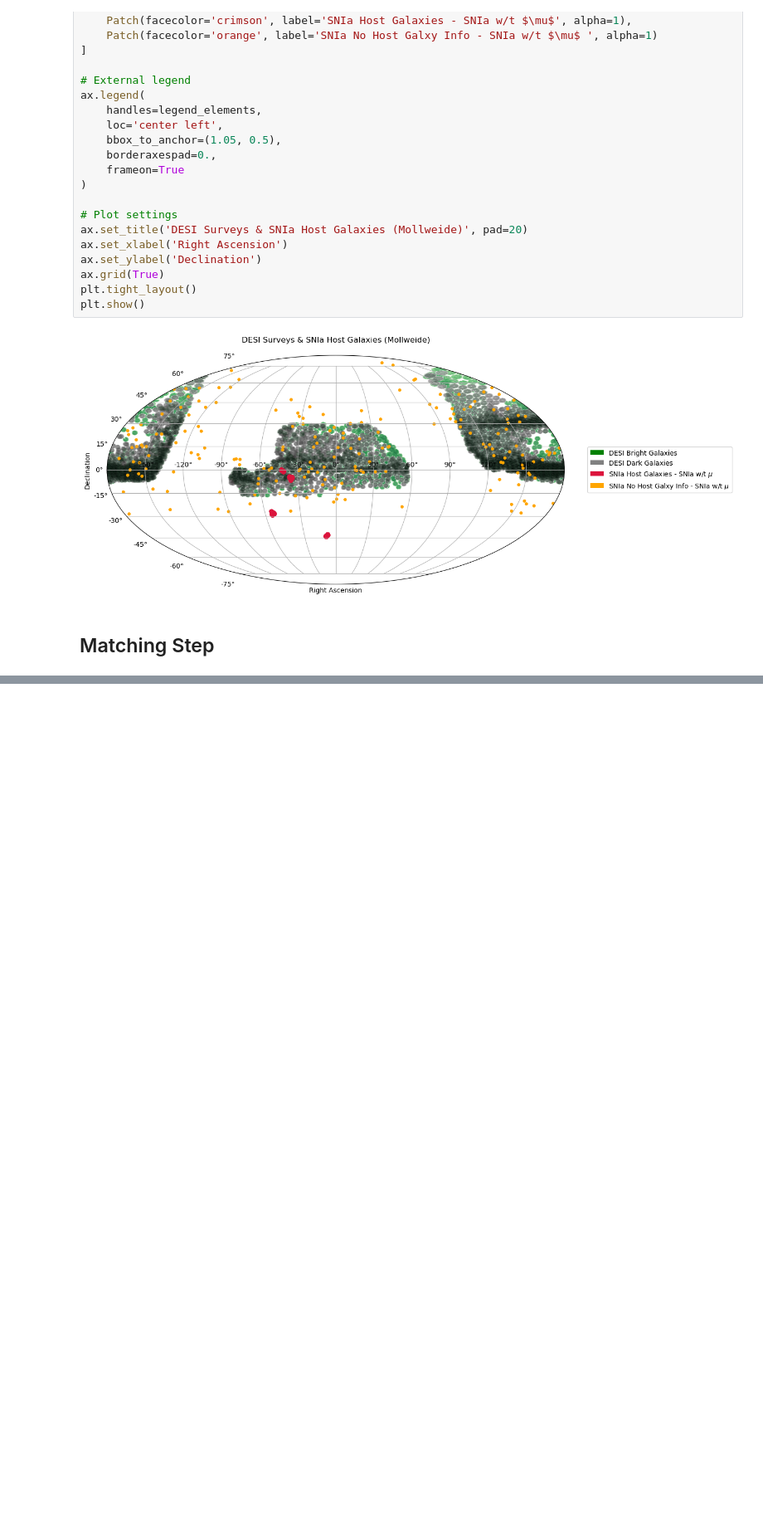
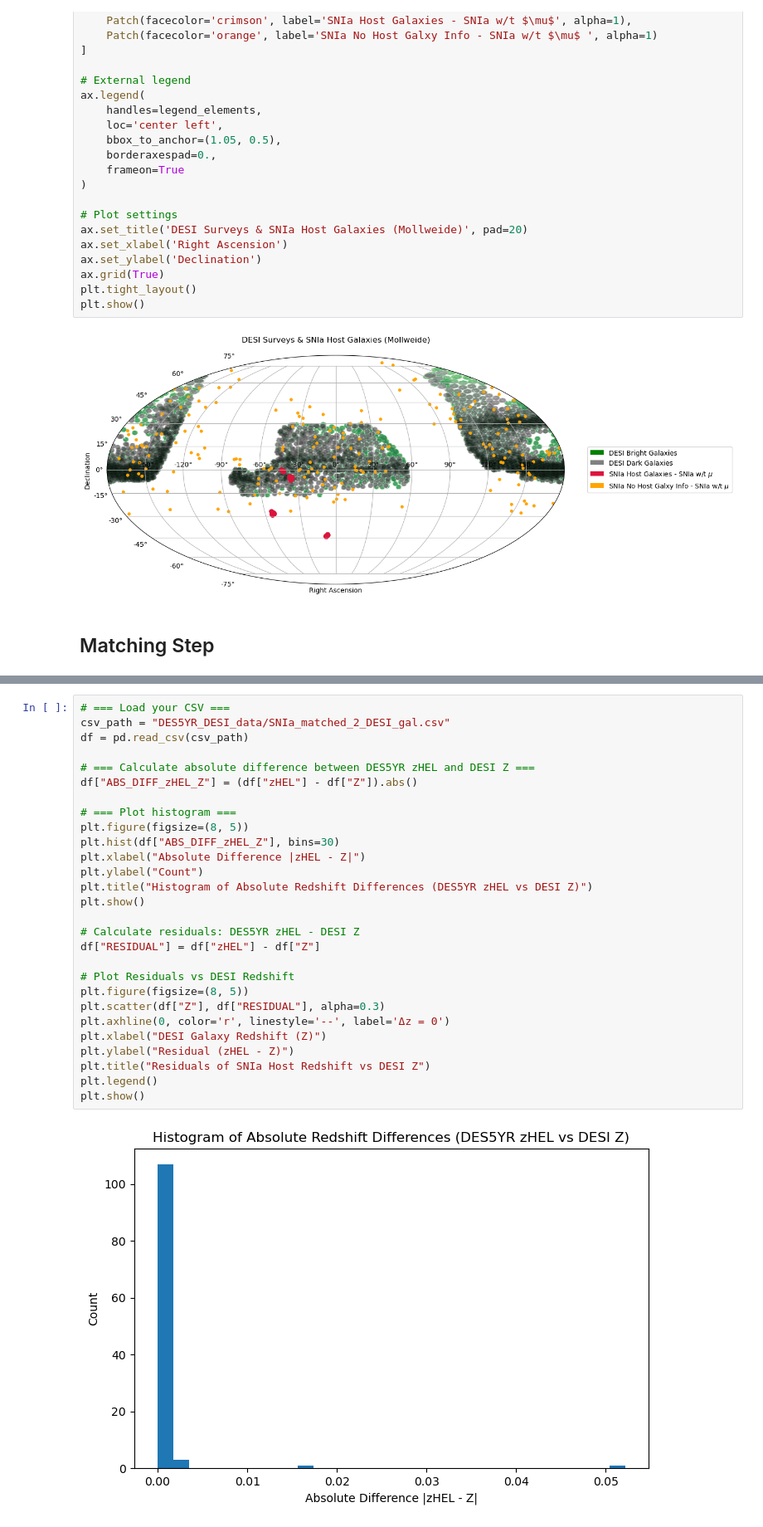
Before and after one commit to chernya4/first_paper, a Jupyter notebook: DES5YR_DESI_deliverable.ipynb, the cells around one changed output, grey strips where cells are left out. Shown at 83% size. Saved outputs shown, nothing was run; the diff lists cells and outputs as text; blank space fills up the shorter version.

```diff
--- a/DES5YR_DESI_deliverable.ipynb
+++ b/DES5YR_DESI_deliverable.ipynb
@@ -381,0 +415,30 @@ print(f"✅ Matched {len(matched)} SN-host pairs within 1 arcsec.")
+# %%
+# === Load your CSV ===
+csv_path = "DES5YR_DESI_data/SNIa_matched_2_DESI_gal.csv"
+df = pd.read_csv(csv_path)
+
+# === Calculate absolute difference between DES5YR zHEL and DESI Z ===
+df["ABS_DIFF_zHEL_Z"] = (df["zHEL"] - df["Z"]).abs()
+
+# === Plot histogram ===
+plt.figure(figsize=(8, 5))
+plt.hist(df["ABS_DIFF_zHEL_Z"], bins=30)
+plt.xlabel("Absolute Difference |zHEL - Z|")
+plt.ylabel("Count")
+plt.title("Histogram of Absolute Redshift Differences (DES5YR zHEL vs DESI Z)")
+plt.show()
+
+# Calculate residuals: DES5YR zHEL - DESI Z
+df["RESIDUAL"] = df["zHEL"] - df["Z"]
+
+# Plot Residuals vs DESI Redshift
+plt.figure(figsize=(8, 5))
+plt.scatter(df["Z"], df["RESIDUAL"], alpha=0.3)
+plt.axhline(0, color='r', linestyle='--', label='Δz = 0')
+plt.xlabel("DESI Galaxy Redshift (Z)")
+plt.ylabel("Residual (zHEL - Z)")
+plt.title("Residuals of SNIa Host Redshift vs DESI Z")
+plt.legend()
+plt.show()
+# %% [output]
+[figure, added]
```
Also changed, not shown: parts of 5 cells of this notebook, 1 other file.
